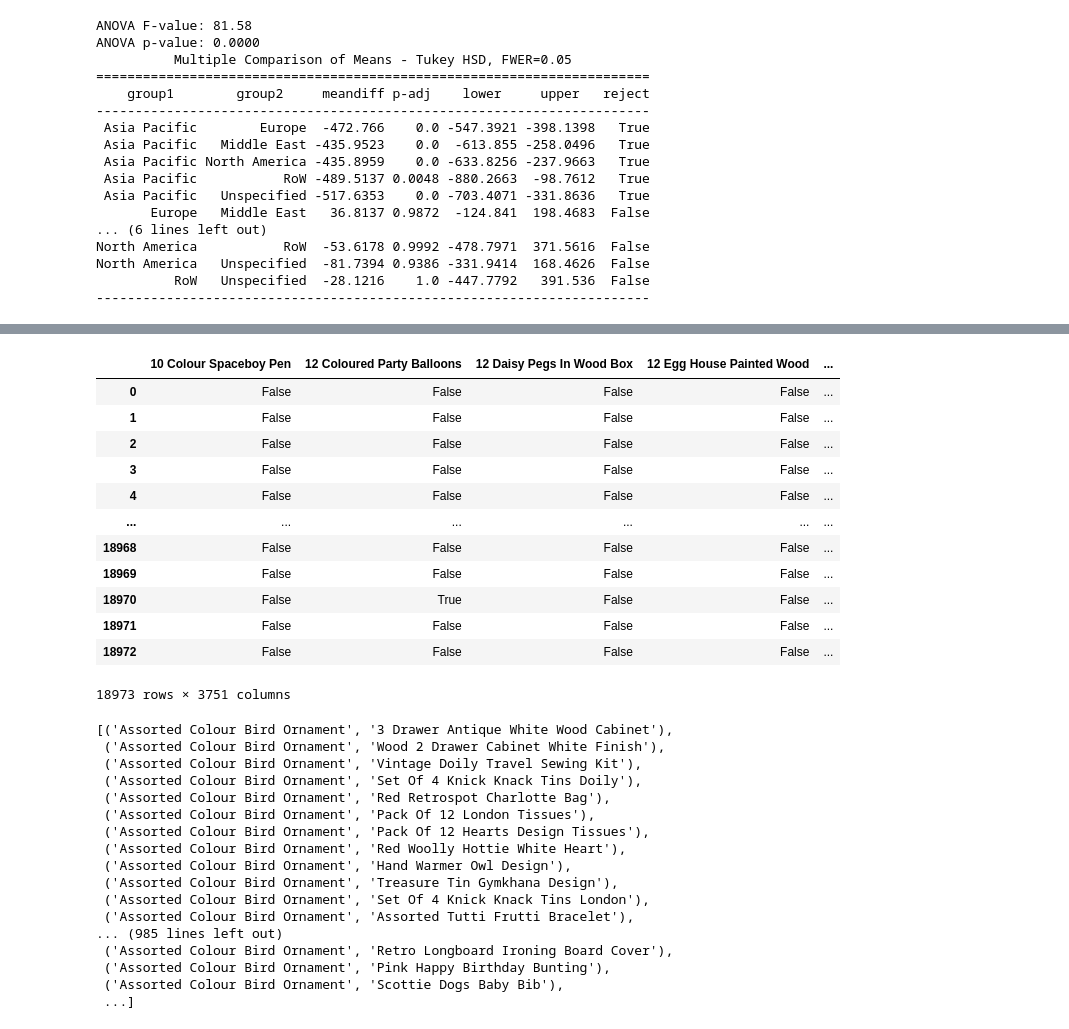
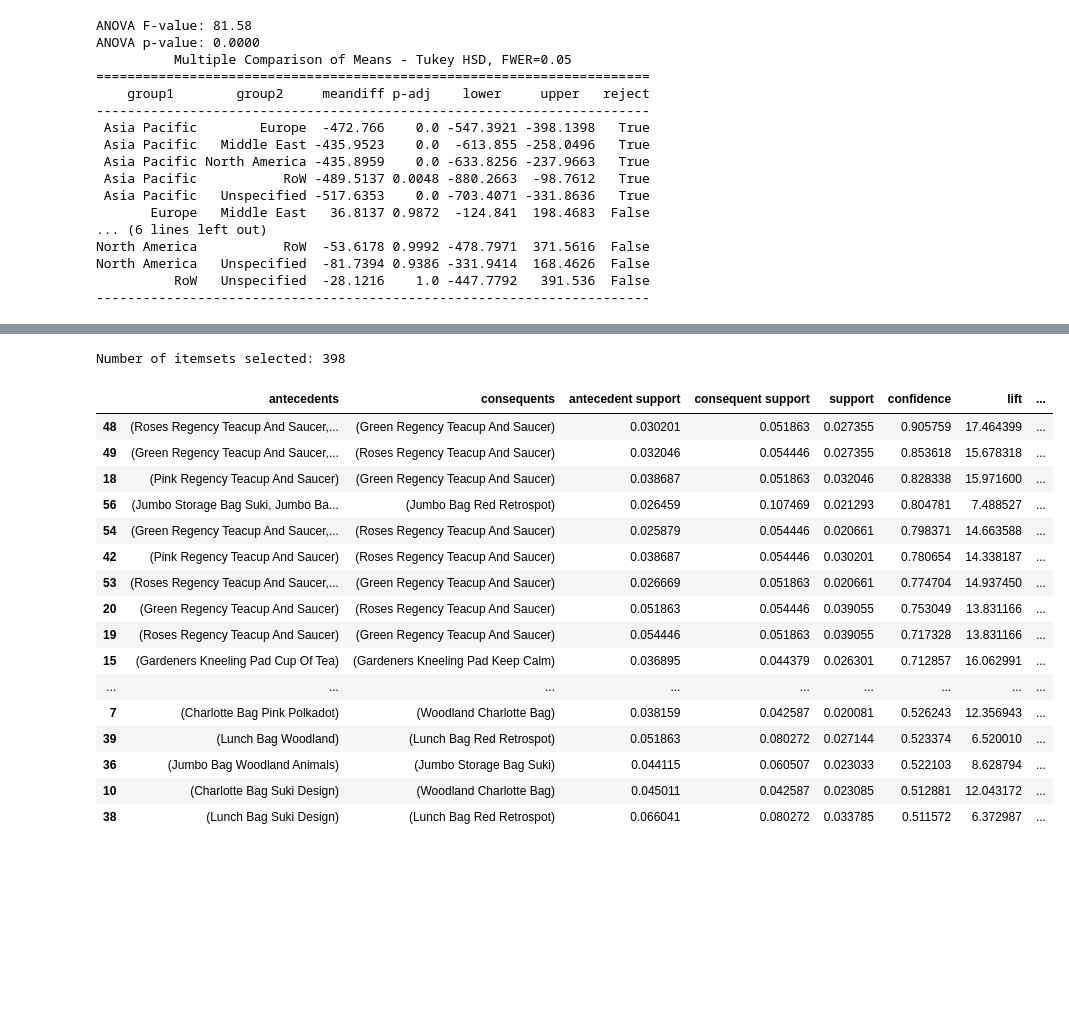
Before and after one commit to antobzzll/Analytics-Portfolio, a Jupyter notebook: Business Analytics/Market Basket Analysis/e-commerce-analytics.ipynb, the cells around one changed output, grey strips where cells are left out. Drawn from its saved outputs; the diff is of its cells as text; code cells hidden in the pictures; blank space fills up the shorter version.

```diff
--- a/Business Analytics/Market Basket Analysis/e-commerce-analytics.ipynb
+++ b/Business Analytics/Market Basket Analysis/e-commerce-analytics.ipynb
@@ -542,42 +512,37 @@ Number of rules: 14066250
 # %%
 # Converting transactions in a list of lists
 transactions = df.groupby('TransactionNo').apply(lambda x: list(x['ProductName'])).to_list()
-
 encoder = TransactionEncoder().fit(transactions)
 onehot = encoder.transform(transactions)
 onehot = pd.DataFrame(onehot, columns=encoder.columns_)
-onehot
-# %% [output]
-|  | 10 Colour Spaceboy Pen | 12 Coloured Party Balloons | 12 Daisy Pegs In Wood Box | 12 Egg House Painted Wood | ... |
-| 0 | False | False | False | False | ... |
-| 1 | False | False | False | False | ... |
-| 2 | False | False | False | False | ... |
-| 3 | False | False | False | False | ... |
-| 4 | False | False | False | False | ... |
-| ... | ... | ... | ... | ... | ... |
-| 18968 | False | False | False | False | ... |
-| 18969 | False | False | False | False | ... |
-| 18970 | False | True | False | False | ... |
-| 18971 | False | False | False | False | ... |
-| 18972 | False | False | False | False | ... |
-18973 rows × 3751 columns
-# %%
-rules_name
-# %% [output]
-[('Assorted Colour Bird Ornament', '3 Drawer Antique White Wood Cabinet'),
- ('Assorted Colour Bird Ornament', 'Wood 2 Drawer Cabinet White Finish'),
- ('Assorted Colour Bird Ornament', 'Vintage Doily Travel Sewing Kit'),
- ('Assorted Colour Bird Ornament', 'Set Of 4 Knick Knack Tins Doily'),
- ('Assorted Colour Bird Ornament', 'Red Retrospot Charlotte Bag'),
- ('Assorted Colour Bird Ornament', 'Pack Of 12 London Tissues'),
- ('Assorted Colour Bird Ornament', 'Pack Of 12 Hearts Design Tissues'),
- ('Assorted Colour Bird Ornament', 'Red Woolly Hottie White Heart'),
- ('Assorted Colour Bird Ornament', 'Hand Warmer Owl Design'),
- ('Assorted Colour Bird Ornament', 'Treasure Tin Gymkhana Design'),
- ('Assorted Colour Bird Ornament', 'Set Of 4 Knick Knack Tins London'),
- ('Assorted Colour Bird Ornament', 'Assorted Tutti Frutti Bracelet'),
-... (985 lines left out)
- ('Assorted Colour Bird Ornament', 'Retro Longboard Ironing Board Cover'),
- ('Assorted Colour Bird Ornament', 'Pink Happy Birthday Bunting'),
- ('Assorted Colour Bird Ornament', 'Scottie Dogs Baby Bib'),
- ...]
+# %%
+frequent_itemsets = apriori(onehot,
+                            min_support = 0.02,
+                            max_len = 5,
+                            use_colnames = True)
+print('Number of itemsets selected:', len(frequent_itemsets))
+# %% [output]
+Number of itemsets selected: 398
+# %%
+rules = association_rules(frequent_itemsets, metric='confidence', min_threshold=0.51)
+rules['n_antecedents'] = rules['antecedents'].apply(lambda x: len(x))
+rules['n_consequents'] = rules['consequents'].apply(lambda x: len(x))
+rules.sort_values('confidence', ascending=False)
+# %% [output]
+|  | antecedents | consequents | antecedent support | consequent support | support | confidence | lift | ... |
+| 48 | (Roses Regency Teacup And Saucer,... | (Green Regency Teacup And Saucer) | 0.030201 | 0.051863 | 0.027355 | 0.905759 | 17.464399 | ... |
+| 49 | (Green Regency Teacup And Saucer,... | (Roses Regency Teacup And Saucer) | 0.032046 | 0.054446 | 0.027355 | 0.853618 | 15.678318 | ... |
+| 18 | (Pink Regency Teacup And Saucer) | (Green Regency Teacup And Saucer) | 0.038687 | 0.051863 | 0.032046 | 0.828338 | 15.971600 | ... |
+| 56 | (Jumbo Storage Bag Suki, Jumbo Ba... | (Jumbo Bag Red Retrospot) | 0.026459 | 0.107469 | 0.021293 | 0.804781 | 7.488527 | ... |
+| 54 | (Green Regency Teacup And Saucer,... | (Roses Regency Teacup And Saucer) | 0.025879 | 0.054446 | 0.020661 | 0.798371 | 14.663588 | ... |
+| 42 | (Pink Regency Teacup And Saucer) | (Roses Regency Teacup And Saucer) | 0.038687 | 0.054446 | 0.030201 | 0.780654 | 14.338187 | ... |
+| 53 | (Roses Regency Teacup And Saucer,... | (Green Regency Teacup And Saucer) | 0.026669 | 0.051863 | 0.020661 | 0.774704 | 14.937450 | ... |
+| 20 | (Green Regency Teacup And Saucer) | (Roses Regency Teacup And Saucer) | 0.051863 | 0.054446 | 0.039055 | 0.753049 | 13.831166 | ... |
+| 19 | (Roses Regency Teacup And Saucer) | (Green Regency Teacup And Saucer) | 0.054446 | 0.051863 | 0.039055 | 0.717328 | 13.831166 | ... |
+| 15 | (Gardeners Kneeling Pad Cup Of Tea) | (Gardeners Kneeling Pad Keep Calm) | 0.036895 | 0.044379 | 0.026301 | 0.712857 | 16.062991 | ... |
+| ... | ... | ... | ... | ... | ... | ... | ... | ... |
+| 7 | (Charlotte Bag Pink Polkadot) | (Woodland Charlotte Bag) | 0.038159 | 0.042587 | 0.020081 | 0.526243 | 12.356943 | ... |
+| 39 | (Lunch Bag Woodland) | (Lunch Bag Red Retrospot) | 0.051863 | 0.080272 | 0.027144 | 0.523374 | 6.520010 | ... |
+| 36 | (Jumbo Bag Woodland Animals) | (Jumbo Storage Bag Suki) | 0.044115 | 0.060507 | 0.023033 | 0.522103 | 8.628794 | ... |
+| 10 | (Charlotte Bag Suki Design) | (Woodland Charlotte Bag) | 0.045011 | 0.042587 | 0.023085 | 0.512881 | 12.043172 | ... |
+| 38 | (Lunch Bag Suki Design) | (Lunch Bag Red Retrospot) | 0.066041 | 0.080272 | 0.033785 | 0.511572 | 6.372987 | ... |
```
Also changed, not shown: parts of 24 cells of this notebook, 22 other files.
